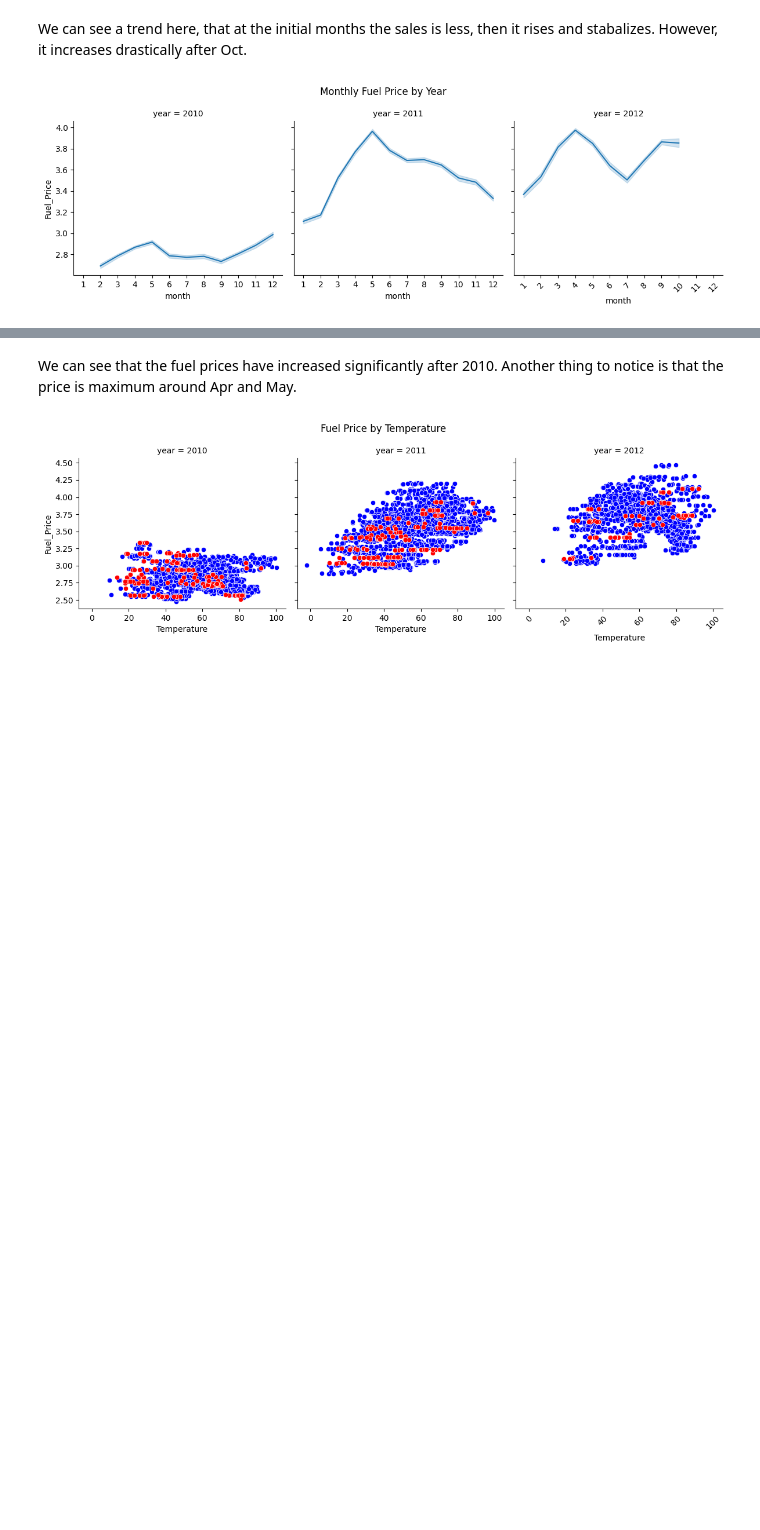
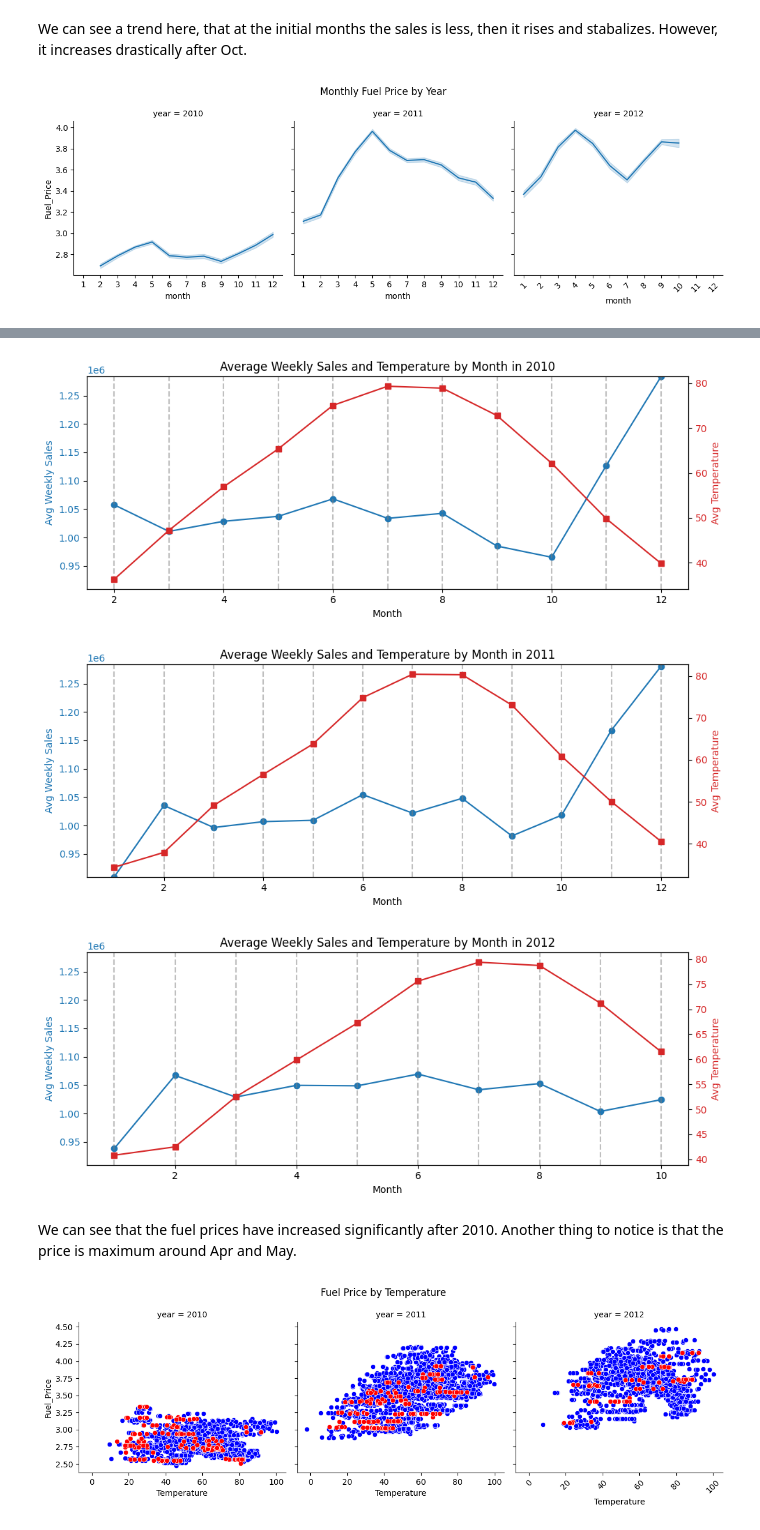
Before and after one commit to bdk-333/Walmart-Sales-Analysis, a Jupyter notebook: notebooks/02_exploratory_data_analysis.ipynb, the cells around one changed output, grey strips where cells are left out. Cells and saved outputs as stored; diff of their text form; code cells hidden in the pictures; blank space fills up the shorter version.

```diff
--- a/notebooks/02_exploratory_data_analysis.ipynb
+++ b/notebooks/02_exploratory_data_analysis.ipynb
@@ -199,3 +209,41 @@ plt.show()
+# %%
+# Step 1: Calculate global min and max for sales
+monthly_sales = df.groupby(['year', 'month'])['Weekly_Sales'].mean().reset_index()
+min_sales = monthly_sales['Weekly_Sales'].min()
+max_sales = monthly_sales['Weekly_Sales'].max()
+
+years = df['year'].unique()
+for year in years:
+    data = df[df['year'] == year].groupby('month').agg({
+        'Weekly_Sales': 'mean',
+        'Temperature': 'mean'
+    }).reset_index()
+
+    fig, ax1 = plt.subplots(figsize=(10, 4))
+
+    color1 = 'tab:blue'
+    ax1.set_xlabel('Month')
+    ax1.set_ylabel('Avg Weekly Sales', color=color1)
+    ax1.plot(data['month'], data['Weekly_Sales'], color=color1, marker='o', label='Weekly Sales')
+    ax1.tick_params(axis='y', labelcolor=color1)
+    ax1.set_ylim(min_sales, max_sales)  # <-- Set common y-axis limits
+
+    for m in data['month'].unique():
+        ax1.axvline(x=m, color='gray', linestyle='--', alpha=0.5)
+
+    ax2 = ax1.twinx()
+    color2 = 'tab:red'
+    ax2.set_ylabel('Avg Temperature', color=color2)
+    ax2.plot(data['month'], data['Temperature'], color=color2, marker='s', label='Temperature')
+    ax2.tick_params(axis='y', labelcolor=color2)
+
+    plt.title(f'Average Weekly Sales and Temperature by Month in {year}')
+    fig.tight_layout()
+    plt.show()
+# %% [output]
+[figure, added]
+[figure, added]
+[figure, added]
 # %% [markdown]
 We can see that the fuel prices have increased significantly after 2010. Another thing to notice is that the price is maximum around Apr and May.
 # %%
```
Also changed, not shown: parts of 8 cells of this notebook.
